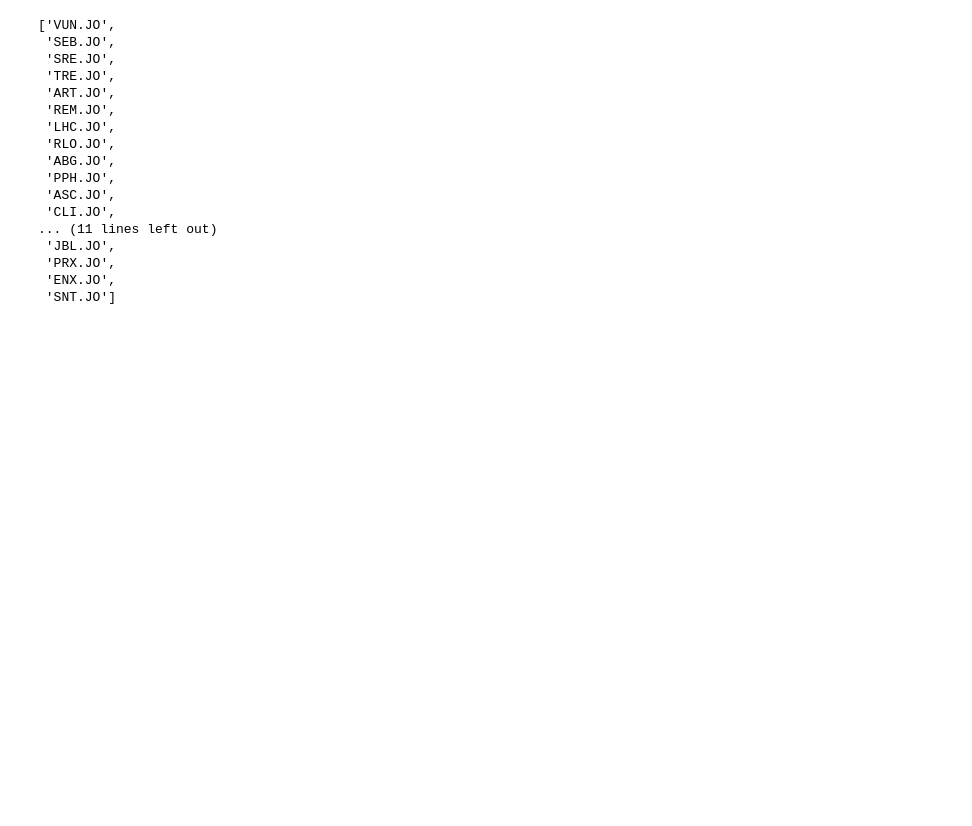
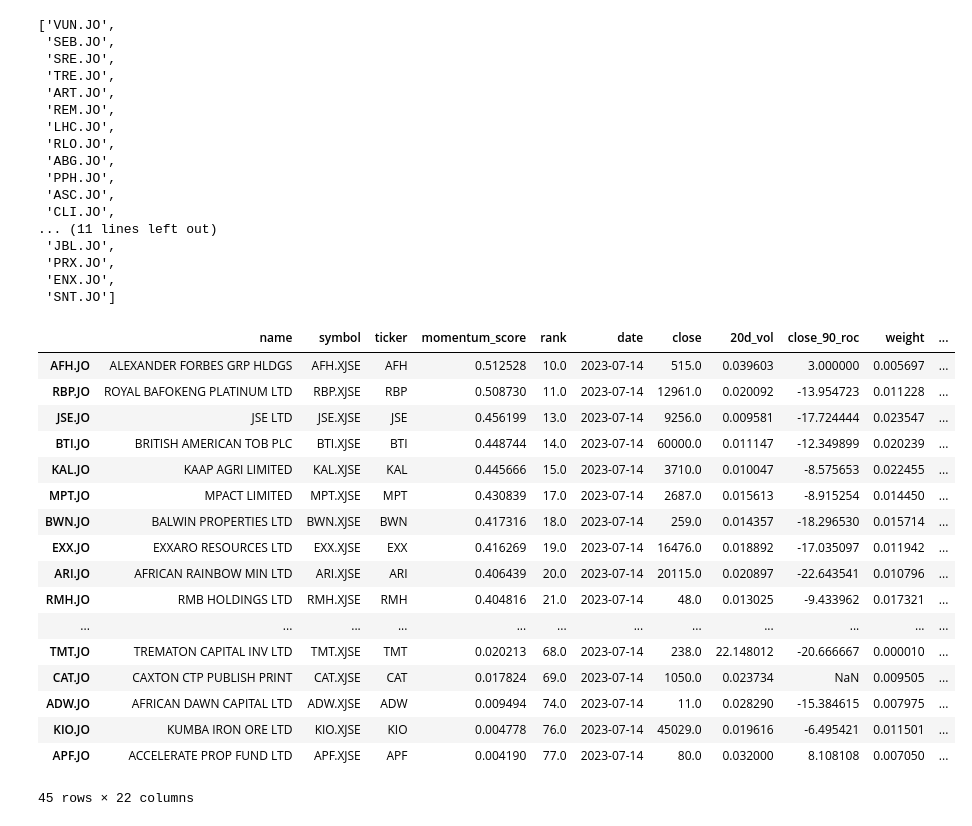
Before and after one commit to helmieresearch/helmieresearch, a Jupyter notebook: Momentum_Ranking_Model_2.ipynb, the cells around one changed output. Cells and saved outputs as stored; diff of their text form; code cells hidden in the pictures; blank space fills up the shorter version.

```diff
--- a/Momentum_Ranking_Model_2.ipynb
+++ b/Momentum_Ranking_Model_2.ipynb
@@ -2080,3 +2080,26 @@ pf
  'PRX.JO',
  'ENX.JO',
  'SNT.JO']
+# %%
+sell_list = final_buy_list [~final_buy_list
+ ["trend"]]
+sell_list
+# %% [output]
+|  | name | symbol | ticker | momentum_score | rank | date | close | 20d_vol | close_90_roc | weight | ... |
+| AFH.JO | ALEXANDER FORBES GRP HLDGS | AFH.XJSE | AFH | 0.512528 | 10.0 | 2023-07-14 | 515.0 | 0.039603 | 3.000000 | 0.005697 | ... |
+| RBP.JO | ROYAL BAFOKENG PLATINUM LTD | RBP.XJSE | RBP | 0.508730 | 11.0 | 2023-07-14 | 12961.0 | 0.020092 | -13.954723 | 0.011228 | ... |
+| JSE.JO | JSE LTD | JSE.XJSE | JSE | 0.456199 | 13.0 | 2023-07-14 | 9256.0 | 0.009581 | -17.724444 | 0.023547 | ... |
+| BTI.JO | BRITISH AMERICAN TOB PLC | BTI.XJSE | BTI | 0.448744 | 14.0 | 2023-07-14 | 60000.0 | 0.011147 | -12.349899 | 0.020239 | ... |
+| KAL.JO | KAAP AGRI LIMITED | KAL.XJSE | KAL | 0.445666 | 15.0 | 2023-07-14 | 3710.0 | 0.010047 | -8.575653 | 0.022455 | ... |
+| MPT.JO | MPACT LIMITED | MPT.XJSE | MPT | 0.430839 | 17.0 | 2023-07-14 | 2687.0 | 0.015613 | -8.915254 | 0.014450 | ... |
+| BWN.JO | BALWIN PROPERTIES LTD | BWN.XJSE | BWN | 0.417316 | 18.0 | 2023-07-14 | 259.0 | 0.014357 | -18.296530 | 0.015714 | ... |
+| EXX.JO | EXXARO RESOURCES LTD | EXX.XJSE | EXX | 0.416269 | 19.0 | 2023-07-14 | 16476.0 | 0.018892 | -17.035097 | 0.011942 | ... |
+| ARI.JO | AFRICAN RAINBOW MIN LTD | ARI.XJSE | ARI | 0.406439 | 20.0 | 2023-07-14 | 20115.0 | 0.020897 | -22.643541 | 0.010796 | ... |
+| RMH.JO | RMB HOLDINGS LTD | RMH.XJSE | RMH | 0.404816 | 21.0 | 2023-07-14 | 48.0 | 0.013025 | -9.433962 | 0.017321 | ... |
+| ... | ... | ... | ... | ... | ... | ... | ... | ... | ... | ... | ... |
+| TMT.JO | TREMATON CAPITAL INV LTD | TMT.XJSE | TMT | 0.020213 | 68.0 | 2023-07-14 | 238.0 | 22.148012 | -20.666667 | 0.000010 | ... |
+| CAT.JO | CAXTON CTP PUBLISH PRINT | CAT.XJSE | CAT | 0.017824 | 69.0 | 2023-07-14 | 1050.0 | 0.023734 | NaN | 0.009505 | ... |
+| ADW.JO | AFRICAN DAWN CAPITAL LTD | ADW.XJSE | ADW | 0.009494 | 74.0 | 2023-07-14 | 11.0 | 0.028290 | -15.384615 | 0.007975 | ... |
+| KIO.JO | KUMBA IRON ORE LTD | KIO.XJSE | KIO | 0.004778 | 76.0 | 2023-07-14 | 45029.0 | 0.019616 | -6.495421 | 0.011501 | ... |
+| APF.JO | ACCELERATE PROP FUND LTD | APF.XJSE | APF | 0.004190 | 77.0 | 2023-07-14 | 80.0 | 0.032000 | 8.108108 | 0.007050 | ... |
+45 rows × 22 columns
```
